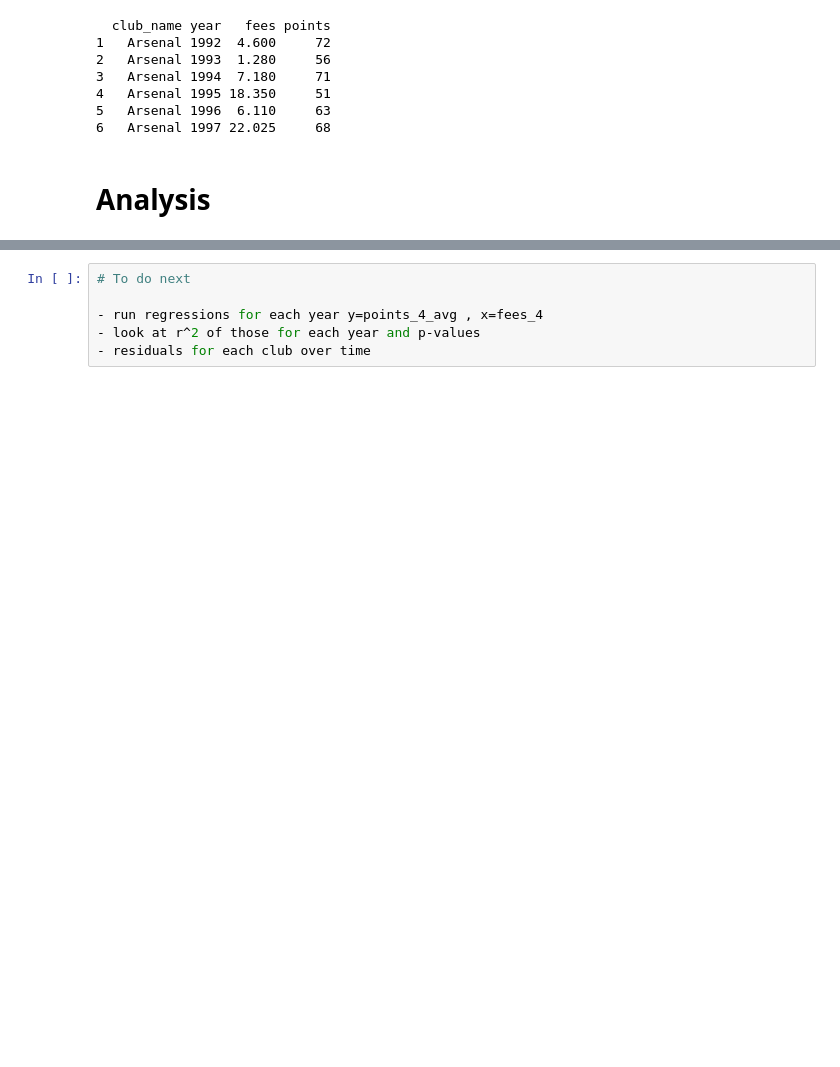
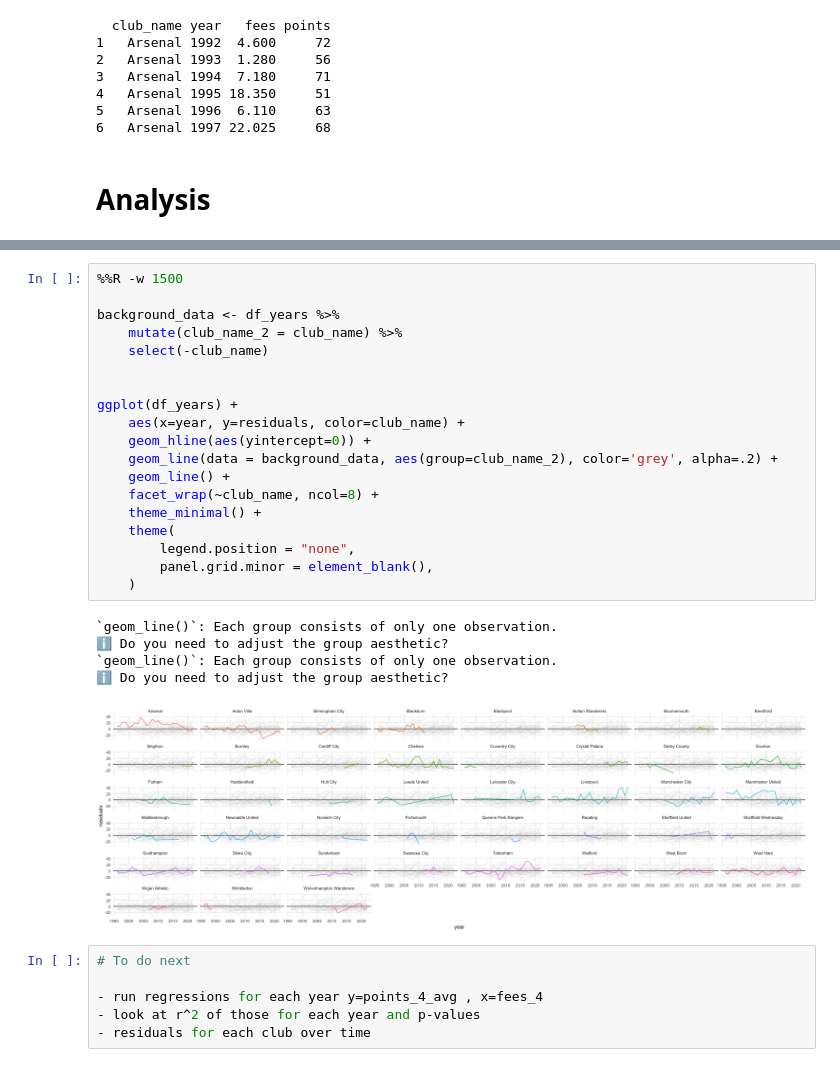
Before and after one commit to AhanPenkar/exploratory-football, a Jupyter notebook: regression_2.ipynb, the cells around one changed output, grey strips where cells are left out. Drawn from its saved outputs; the diff is of its cells as text; blank space fills up the shorter version.

```diff
--- a/regression_2.ipynb
+++ b/regression_2.ipynb
@@ -282,3 +345,28 @@ ggplot(df) +
+# %%
+%%R -w 1500
+
+background_data <- df_years %>%
+    mutate(club_name_2 = club_name) %>%
+    select(-club_name)
+
+
+ggplot(df_years) +
+    aes(x=year, y=residuals, color=club_name) +
+    geom_hline(aes(yintercept=0)) +
+    geom_line(data = background_data, aes(group=club_name_2), color='grey', alpha=.2) +
+    geom_line() +
+    facet_wrap(~club_name, ncol=8) +
+    theme_minimal() +
+    theme(
+        legend.position = "none",
+        panel.grid.minor = element_blank(),
+    )
+# %% [output]
+`geom_line()`: Each group consists of only one observation.
+ℹ Do you need to adjust the group aesthetic?
+`geom_line()`: Each group consists of only one observation.
+ℹ Do you need to adjust the group aesthetic?
+[figure, added]
 # %%
 # To do next
 
```
Also changed, not shown: parts of 13 cells of this notebook.
